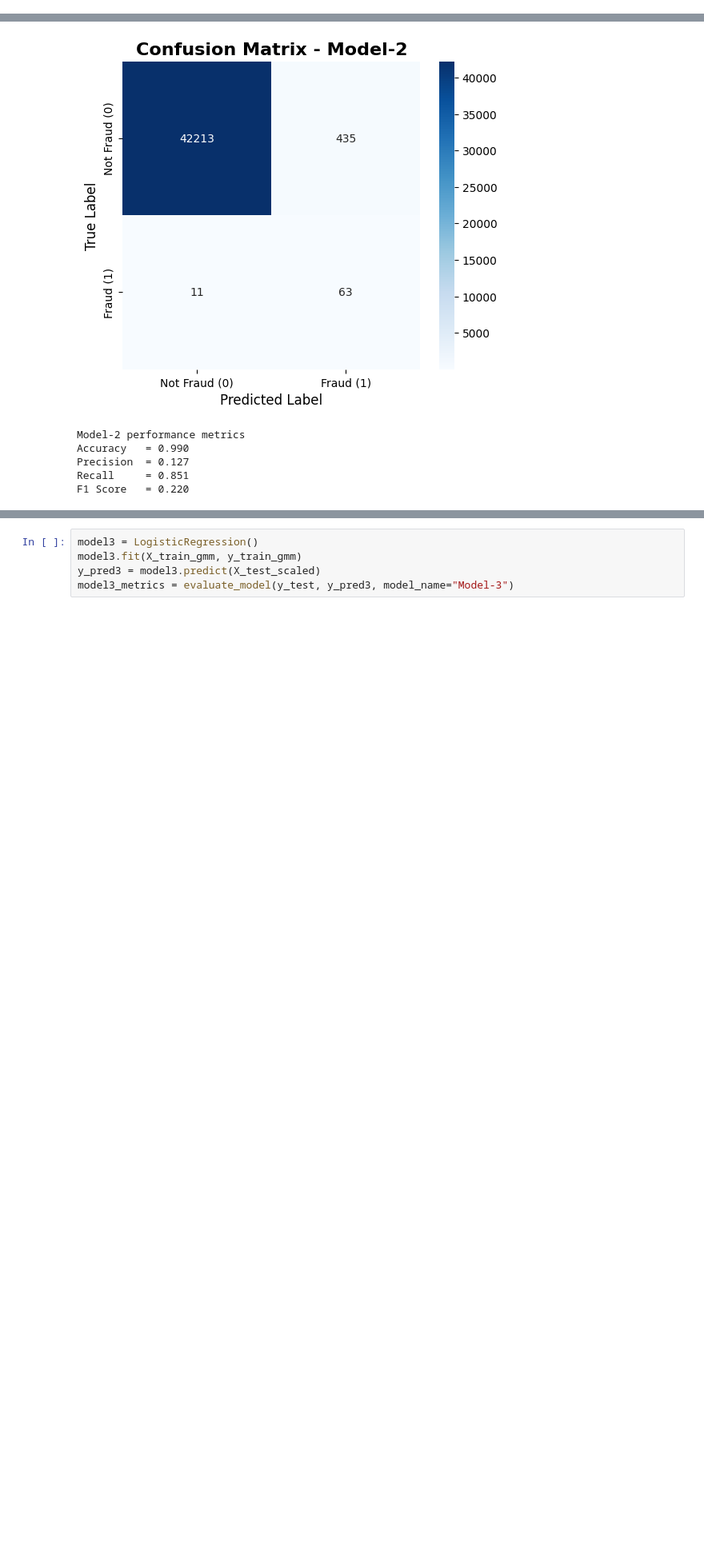
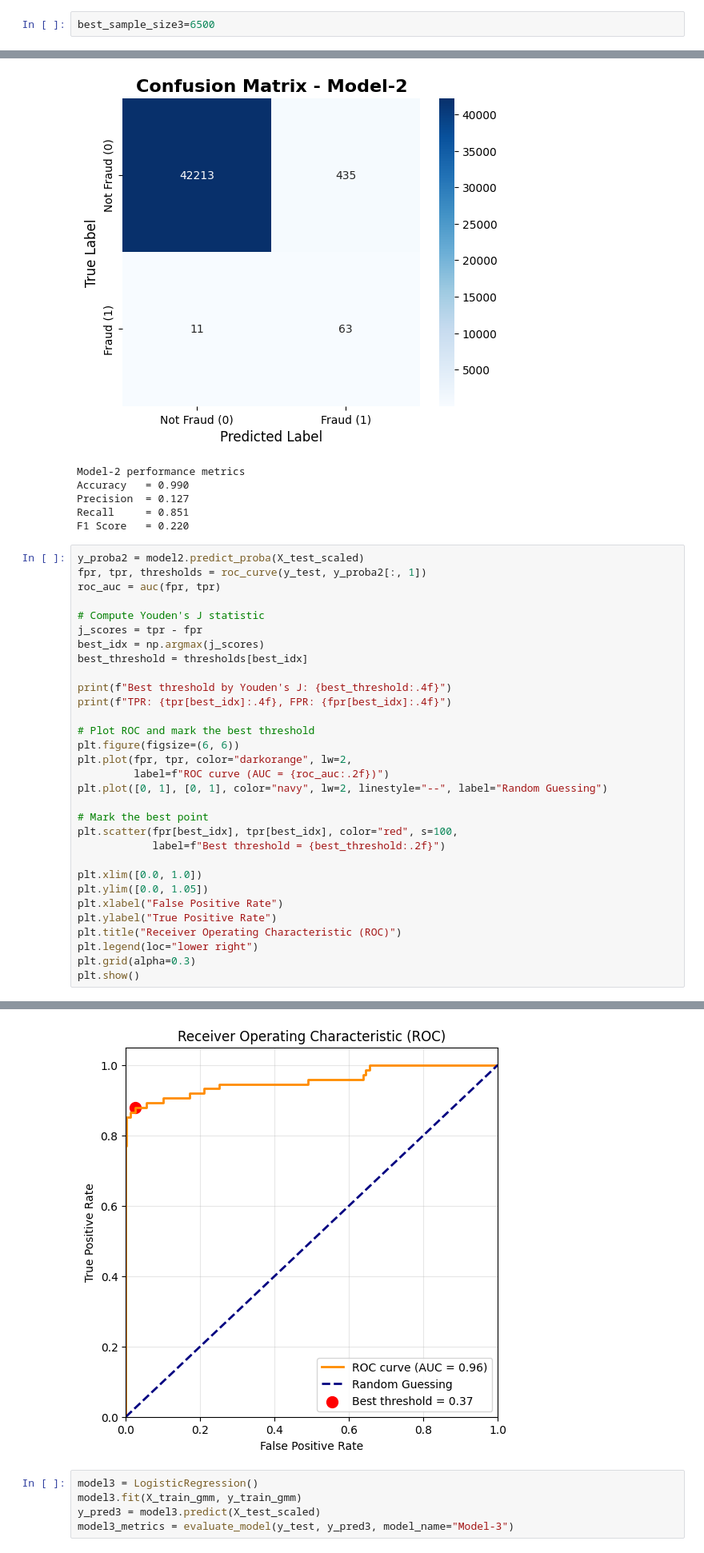
Before and after one commit to Tanmay20030516/DA5401-assignment-4, a Jupyter notebook: da25m030-assignment-4-solution.ipynb, the cells around one changed output, grey strips where cells are left out. Shown at 80% size. Drawn from its saved outputs; the diff is of its cells as text; blank space fills up the shorter version.

```diff
--- a/da25m030-assignment-4-solution.ipynb
+++ b/da25m030-assignment-4-solution.ipynb
@@ -666,6 +666,8 @@ print(f"For n_components=3, Best precision: {round(best_precision3, 4)} for maj.
 For n_components=3, Best precision: 0.1265 for maj. sample size: 6500
 # %% [markdown]
 Let us pick the best of the models, i.e. GMM with `n_components = 3` and `majority_sample_size_after_resampling = 6500`.
+# %%
+best_sample_size3=6500
 # %%
 %%time
 X_train_balanced, y_train_balanced = balance_dataset(X_train_scaled, y_train, gmm3, n_majority_after_resampling=best_sample_size3)
@@ -705,3 +742,35 @@ Accuracy   = 0.990
 Precision  = 0.127
 Recall     = 0.851
 F1 Score   = 0.220
+# %%
+y_proba2 = model2.predict_proba(X_test_scaled)
+fpr, tpr, thresholds = roc_curve(y_test, y_proba2[:, 1])
+roc_auc = auc(fpr, tpr)
+
+# Compute Youden's J statistic
+j_scores = tpr - fpr
+best_idx = np.argmax(j_scores)
+best_threshold = thresholds[best_idx]
+
+print(f"Best threshold by Youden's J: {best_threshold:.4f}")
+print(f"TPR: {tpr[best_idx]:.4f}, FPR: {fpr[best_idx]:.4f}")
+
+# Plot ROC and mark the best threshold
+plt.figure(figsize=(6, 6))
+plt.plot(fpr, tpr, color="darkorange", lw=2,
+         label=f"ROC curve (AUC = {roc_auc:.2f})")
+plt.plot([0, 1], [0, 1], color="navy", lw=2, linestyle="--", label="Random Guessing")
+
+# Mark the best point
+plt.scatter(fpr[best_idx], tpr[best_idx], color="red", s=100,
+            label=f"Best threshold = {best_threshold:.2f}")
+
+plt.xlim([0.0, 1.0])
+plt.ylim([0.0, 1.05])
+plt.xlabel("False Positive Rate")
+plt.ylabel("True Positive Rate")
+plt.title("Receiver Operating Characteristic (ROC)")
+plt.legend(loc="lower right")
+plt.grid(alpha=0.3)
+plt.show()
+# %% [output]
@@ -708,3 +779,4 @@ F1 Score   = 0.220
+[figure, added]
 # %%
 model3 = LogisticRegression()
 model3.fit(X_train_gmm, y_train_gmm)
```
Also changed, not shown: parts of 7 cells of this notebook.
